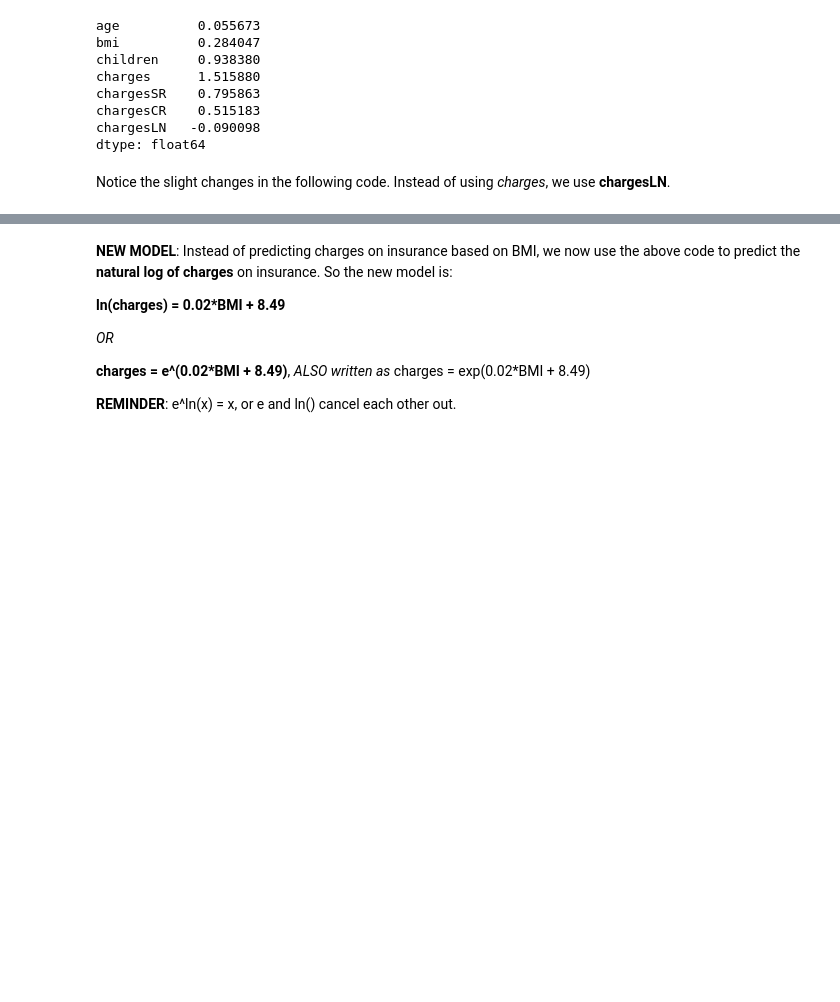
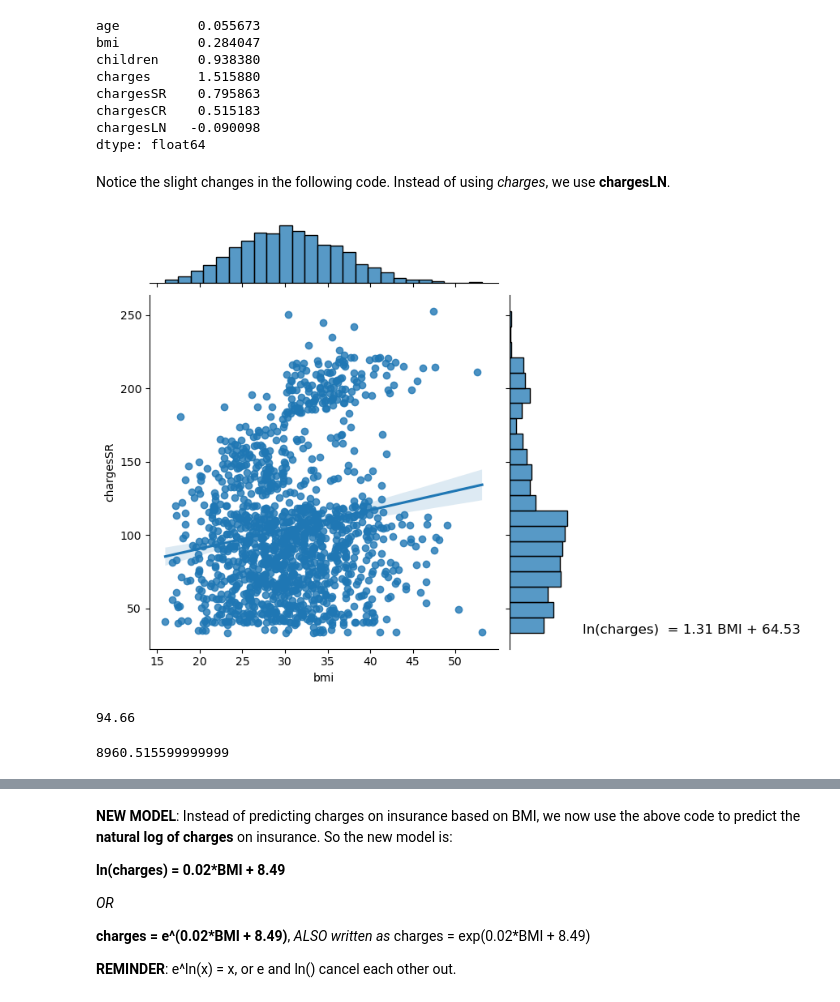
Before and after one commit to DanLightner/BUSA321, a Jupyter notebook: BUSA321/Chapter 3 - Skewness and Transforming Data.ipynb, the cells around one changed output, grey strips where cells are left out. Saved outputs shown, nothing was run; the diff lists cells and outputs as text; code cells hidden in the pictures; blank space fills up the shorter version.

```diff
--- a/BUSA321/Chapter 3 - Skewness and Transforming Data.ipynb
+++ b/BUSA321/Chapter 3 - Skewness and Transforming Data.ipynb
@@ -105,6 +105,28 @@ chargesLN   -0.090098
 dtype: float64
 # %% [markdown]
 Notice the slight changes in the following code. Instead of using *charges*, we use **chargesLN**.
+# %%
+g = sns.JointGrid(x=df.bmi, y=df.chargesSR)
+g = g.plot(sns.regplot, sns.histplot)
+
+# Calculate the regression line
+m, b, r, p, err = stats.linregress(df.bmi, df.chargesSR)
+
+# Add the formula, r squared, and p-value to the figure
+textstr  = 'ln(charges)  = ' + str(round(m, 2)) + ' BMI + ' + str(round(b, 2)) + '\n'
+
+plt.text(1, 0.1, textstr, fontsize=12, transform=plt.gcf().transFigure)
+plt.show()
+# %% [output]
+[figure, added]
+# %%
+1.31 * 23 + 64.53
+# %% [output]
+94.66
+# %%
+94.66 * 94.66
+# %% [output]
+8960.515599999999
 # %%
 g = sns.JointGrid(x=df.bmi, y=df.chargesLN)
 g = g.plot(sns.regplot, sns.histplot)
```
Also changed, not shown: parts of 7 cells of this notebook.
